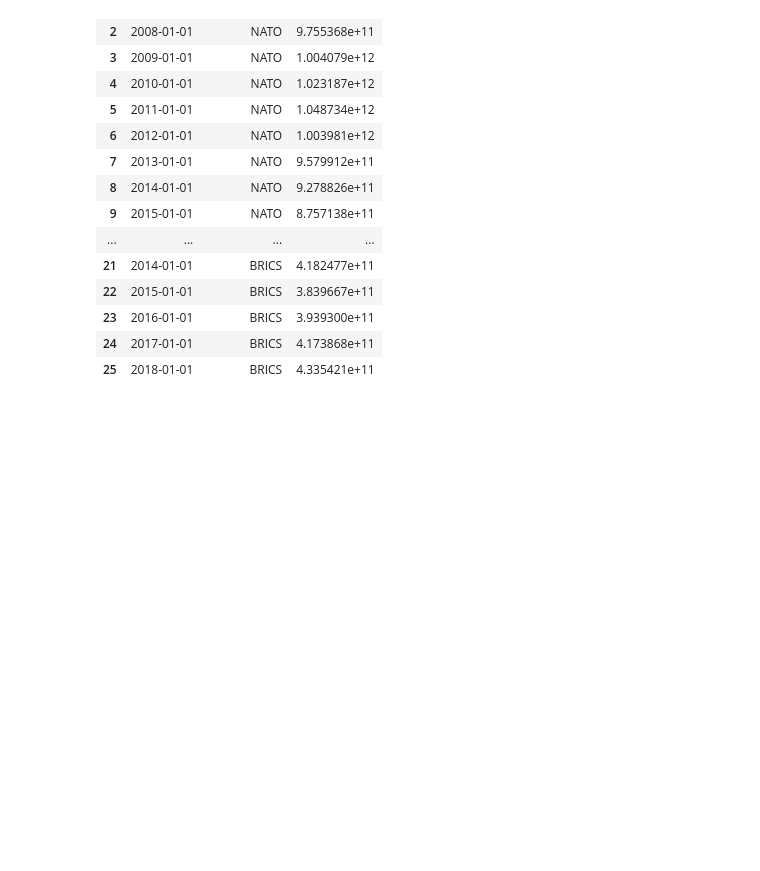
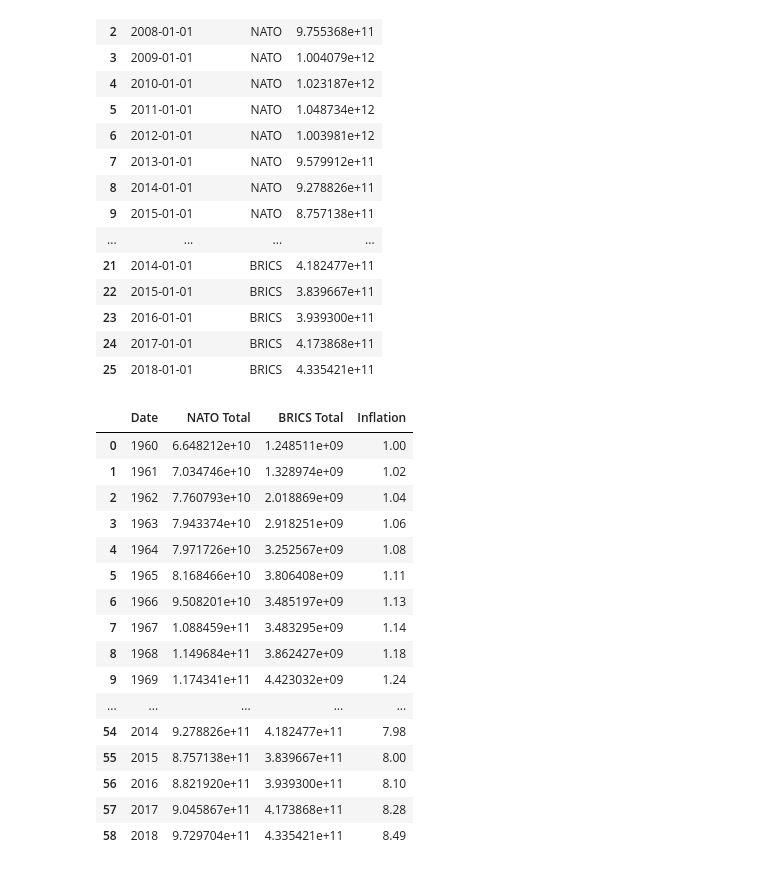
Before and after one commit to tylerzonk/mil_expend, a Jupyter notebook: main.ipynb, the cells around one changed output. Cells and saved outputs as stored; diff of their text form; code cells hidden in the pictures; blank space fills up the shorter version.

```diff
--- a/main.ipynb
+++ b/main.ipynb
@@ -253,12 +276,32 @@ df_nato_brics
 # %%
 nato_T = nato_data.set_index('Code').drop(columns=['Name', 'Type', 'Indicator Name']).T
 nato_tot = nato_T.sum(axis=1)
 brics_T = brics.set_index('Code').drop(columns=['Name', 'Type', 'Indicator Name']).T
 brics_tot = brics_T.sum(axis=1)
 brics_tot
 
 df = pd.DataFrame({
     'Date': nato_tot.index,
     'NATO Total': nato_tot.values,
-    'BRICS Total': brics_tot.values
+    'BRICS Total': brics_tot.values,
+    'Inflation': inflate['Value of $1 in 1960 Dollars'].values,
 })
+df
+# %% [output]
+|  | Date | NATO Total | BRICS Total | Inflation |
+| 0 | 1960 | 6.648212e+10 | 1.248511e+09 | 1.00 |
+| 1 | 1961 | 7.034746e+10 | 1.328974e+09 | 1.02 |
+| 2 | 1962 | 7.760793e+10 | 2.018869e+09 | 1.04 |
+| 3 | 1963 | 7.943374e+10 | 2.918251e+09 | 1.06 |
+| 4 | 1964 | 7.971726e+10 | 3.252567e+09 | 1.08 |
+| 5 | 1965 | 8.168466e+10 | 3.806408e+09 | 1.11 |
+| 6 | 1966 | 9.508201e+10 | 3.485197e+09 | 1.13 |
+| 7 | 1967 | 1.088459e+11 | 3.483295e+09 | 1.14 |
+| 8 | 1968 | 1.149684e+11 | 3.862427e+09 | 1.18 |
+| 9 | 1969 | 1.174341e+11 | 4.423032e+09 | 1.24 |
+| ... | ... | ... | ... | ... |
+| 54 | 2014 | 9.278826e+11 | 4.182477e+11 | 7.98 |
+| 55 | 2015 | 8.757138e+11 | 3.839667e+11 | 8.00 |
+| 56 | 2016 | 8.821920e+11 | 3.939300e+11 | 8.10 |
+| 57 | 2017 | 9.045867e+11 | 4.173868e+11 | 8.28 |
+| 58 | 2018 | 9.729704e+11 | 4.335421e+11 | 8.49 |
```
Also changed, not shown: parts of 10 cells of this notebook, 1 other file.
